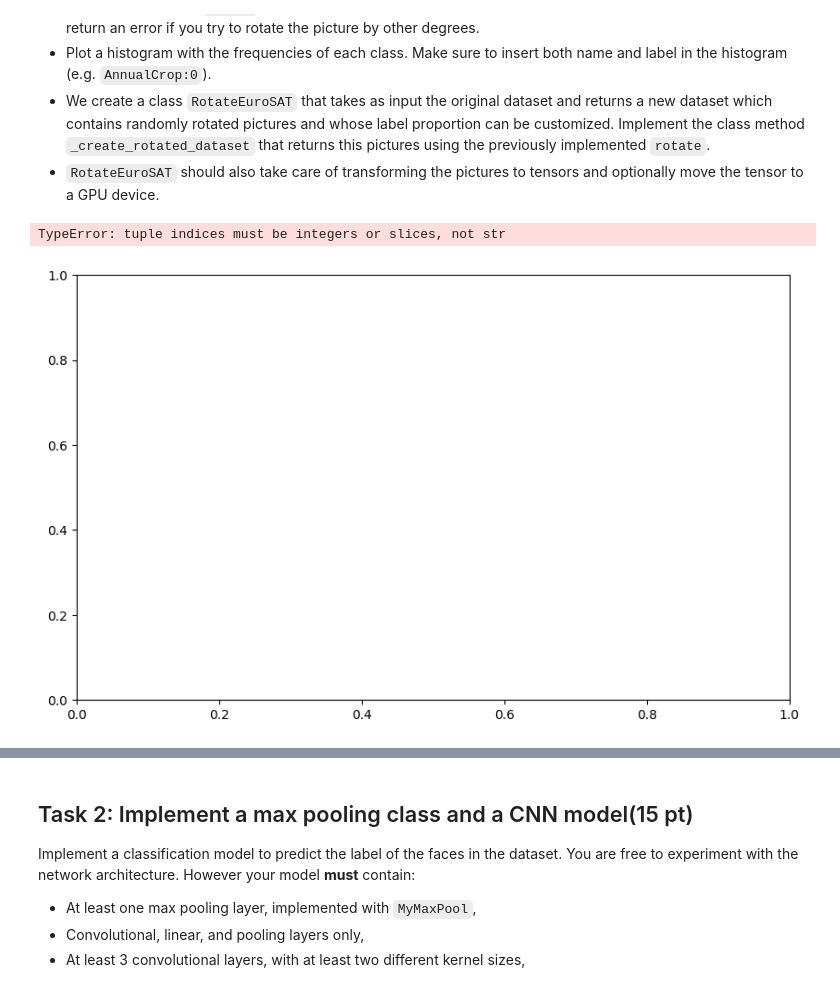
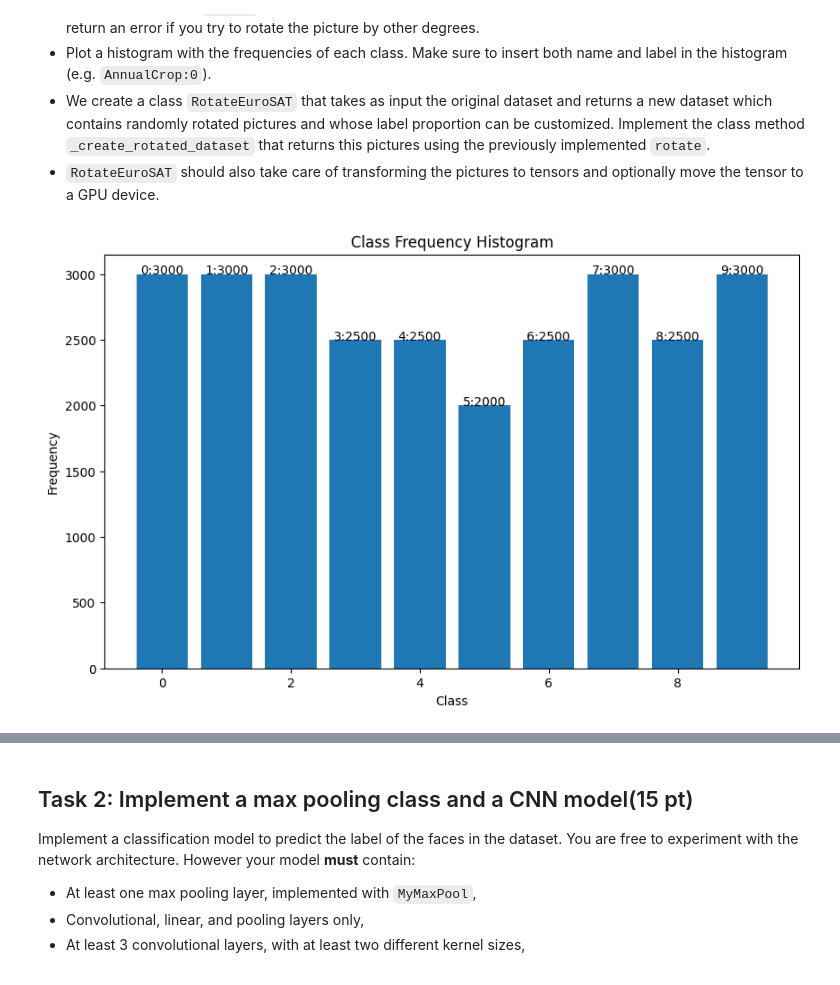
Before and after one commit to hertie-data-science-lab/assignment-2-ps-2-g, a Jupyter notebook: main.ipynb, the cells around one changed output, grey strips where cells are left out. Drawn from its saved outputs; the diff is of its cells as text; code cells hidden in the pictures.

```diff
--- a/main.ipynb
+++ b/main.ipynb
@@ -60,10 +60,12 @@ Picture number 12204 with label: 4
 Implement the class method `_create_rotated_dataset` that returns this pictures using the previously implemented `rotate`.
 - `RotateEuroSAT` should also take care of transforming the pictures to tensors and optionally move the tensor to a GPU device.
 # %%
+import random
 from torch.utils.data import Subset, Dataset, random_split
 import matplotlib.pyplot as plt
 import numpy as np
 from PIL import Image
+from collections import Counter
 
 def rotate_picture(picture, rotation):
   """
@@ -91,36 +93,35 @@ def plot_histogram(data):
   """
 
   fig, ax = plt.subplots(figsize=(10, 6))
 
-  labels = [item['label'] for item in data]
+  labels = [item[1] for item in data]
 
   # calculate frequencies of each class
   label_counts = Counter(labels)
 
   # prepare data for plotting
   labels = list(label_counts.keys())
   counts = list(label_counts.values())
 
   # plot the histogram
   ax.bar(labels, counts)
   ax.set_xlabel('Class')
   ax.set_ylabel('Frequency')
   ax.set_title('Class Frequency Histogram')
 
   # annotating each bar with the count
   for i, count in enumerate(counts):
     ax.text(i, count + 0.1, f"{labels[i]}:{count}", ha='center')
 
   return fig, ax
 
 
 new_pic = rotate_picture(pic, 90) # Example of rotating a picture by 90 degrees
 same_pic = rotate_picture(pic, 360) # Example of rotating a picture by 360 degrees (should return the same picture)
 fig, ax = plot_histogram(data)
 fig.show()
 # %% [output]
-TypeError: tuple indices must be integers or slices, not str
-[figure, old version]
+[figure, new version]
 # %%
 fig, axes = plt.subplots(1, 3, figsize=(10, 5))
 
```
Also changed, not shown: parts of 4 cells of this notebook.
